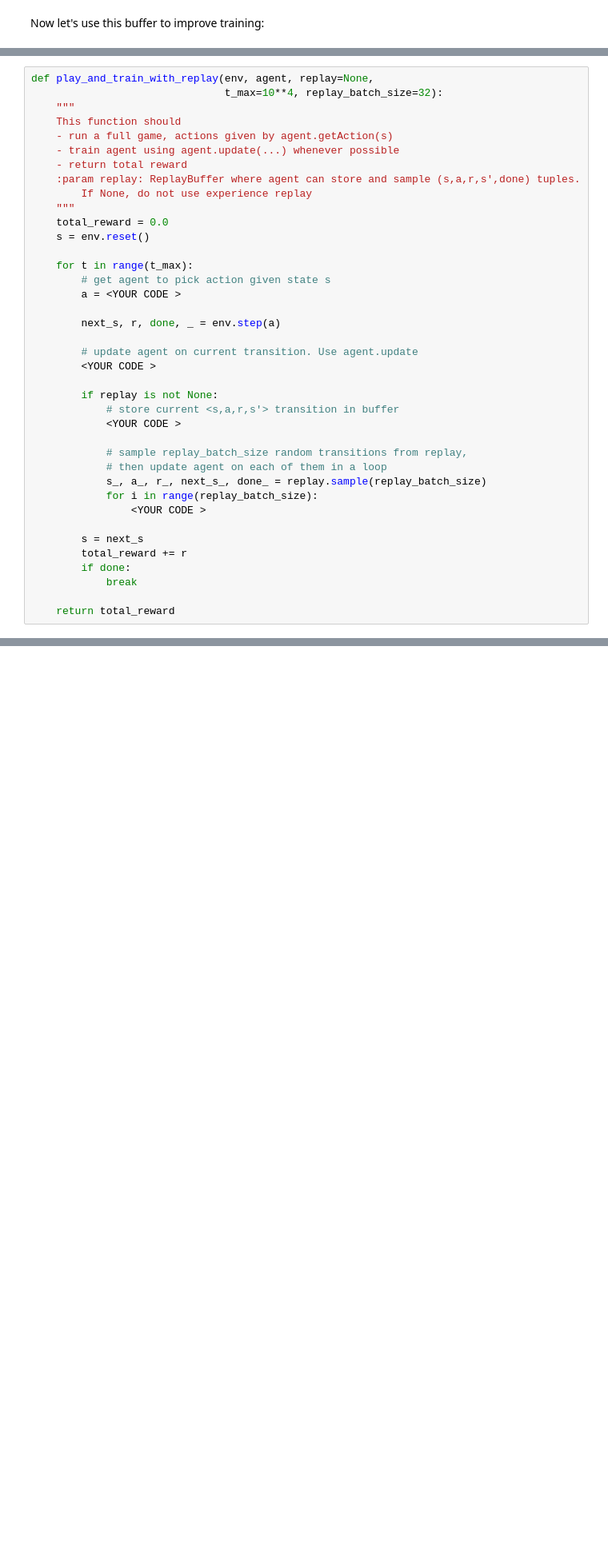
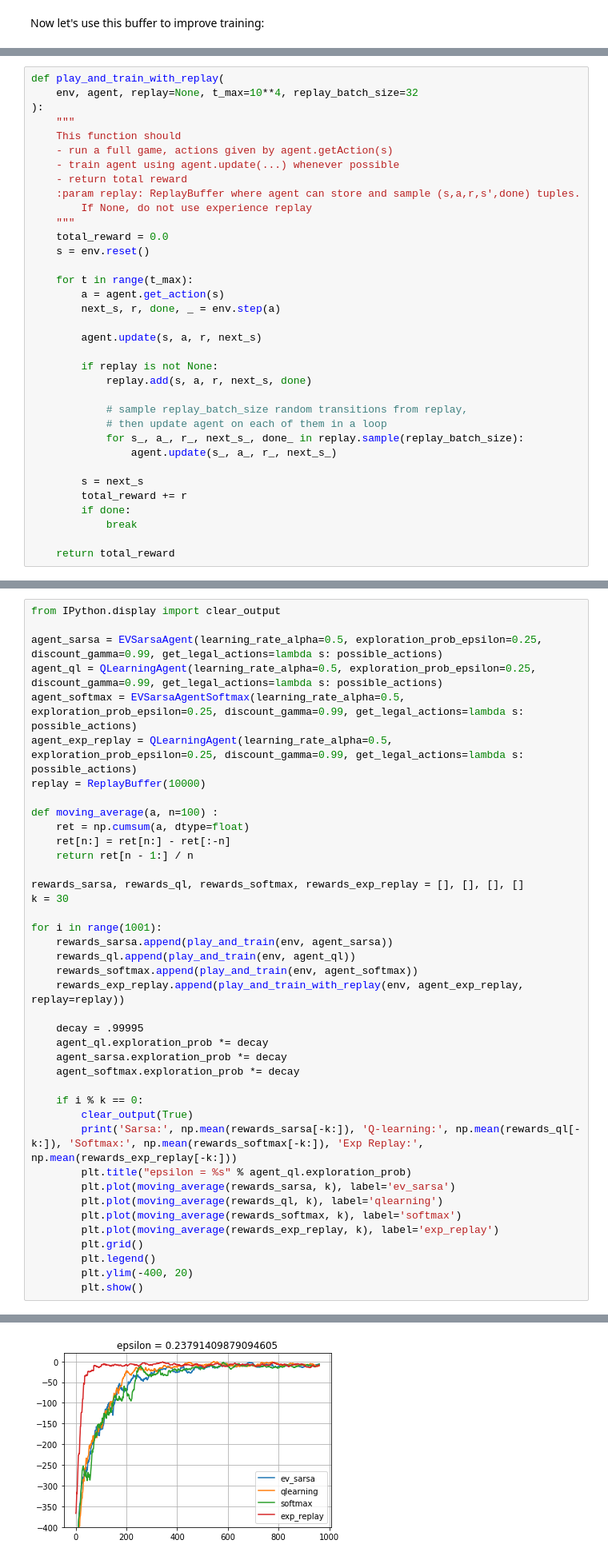
Before and after one commit to pkuderov/Practical_RL, a Jupyter notebook: week03_model_free/homework.ipynb, the cells around one changed output, grey strips where cells are left out. Shown: that part at 80% size. Cells and saved outputs as stored; diff of their text form; blank space fills up the shorter version.

```diff
--- a/week03_model_free/homework.ipynb
+++ b/week03_model_free/homework.ipynb
@@ -448,6 +502,7 @@ n_actions = env.action_space.n
 # %%
-def play_and_train_with_replay(env, agent, replay=None,
-                               t_max=10**4, replay_batch_size=32):
+def play_and_train_with_replay(
+    env, agent, replay=None, t_max=10**4, replay_batch_size=32
+):
     """
     This function should
     - run a full game, actions given by agent.getAction(s)
@@ -460,23 +515,18 @@ def play_and_train_with_replay(env, agent, replay=None,
     s = env.reset()
 
     for t in range(t_max):
-        # get agent to pick action given state s
-        a = <YOUR CODE >
-
+        a = agent.get_action(s)
         next_s, r, done, _ = env.step(a)
 
-        # update agent on current transition. Use agent.update
-        <YOUR CODE >
+        agent.update(s, a, r, next_s)
 
         if replay is not None:
-            # store current <s,a,r,s'> transition in buffer
-            <YOUR CODE >
+            replay.add(s, a, r, next_s, done)
 
             # sample replay_batch_size random transitions from replay,
             # then update agent on each of them in a loop
-            s_, a_, r_, next_s_, done_ = replay.sample(replay_batch_size)
-            for i in range(replay_batch_size):
-                <YOUR CODE >
+            for s_, a_, r_, next_s_, done_ in replay.sample(replay_batch_size):
+                agent.update(s_, a_, r_, next_s_)
 
         s = next_s
         total_reward += r
@@ -521,0 +537,41 @@ for i in range(1000):
+# %%
+from IPython.display import clear_output
+
+agent_sarsa = EVSarsaAgent(learning_rate_alpha=0.5, exploration_prob_epsilon=0.25, discount_gamma=0.99, get_legal_actions=lambda s: possible_actions)
+agent_ql = QLearningAgent(learning_rate_alpha=0.5, exploration_prob_epsilon=0.25, discount_gamma=0.99, get_legal_actions=lambda s: possible_actions)
+agent_softmax = EVSarsaAgentSoftmax(learning_rate_alpha=0.5, exploration_prob_epsilon=0.25, discount_gamma=0.99, get_legal_actions=lambda s: possible_actions)
+agent_exp_replay = QLearningAgent(learning_rate_alpha=0.5, exploration_prob_epsilon=0.25, discount_gamma=0.99, get_legal_actions=lambda s: possible_actions)
+replay = ReplayBuffer(10000)
+
+def moving_average(a, n=100) :
+    ret = np.cumsum(a, dtype=float)
+    ret[n:] = ret[n:] - ret[:-n]
+    return ret[n - 1:] / n
+
+rewards_sarsa, rewards_ql, rewards_softmax, rewards_exp_replay = [], [], [], []
+k = 30
+
+for i in range(1001):
+    rewards_sarsa.append(play_and_train(env, agent_sarsa))
+    rewards_ql.append(play_and_train(env, agent_ql))
+    rewards_softmax.append(play_and_train(env, agent_softmax))
+    rewards_exp_replay.append(play_and_train_with_replay(env, agent_exp_replay, replay=replay))
+
+    decay = .99995
+    agent_ql.exploration_prob *= decay
+    agent_sarsa.exploration_prob *= decay
+    agent_softmax.exploration_prob *= decay
+
+    if i % k == 0:
+        clear_output(True)
+        print('Sarsa:', np.mean(rewards_sarsa[-k:]), 'Q-learning:', np.mean(rewards_ql[-k:]), 'Softmax:', np.mean(rewards_softmax[-k:]), 'Exp Replay:', np.mean(rewards_exp_replay[-k:]))
+        plt.title("epsilon = %s" % agent_ql.exploration_prob)
+        plt.plot(moving_average(rewards_sarsa, k), label='ev_sarsa')
+        plt.plot(moving_average(rewards_ql, k), label='qlearning')
+        plt.plot(moving_average(rewards_softmax, k), label='softmax')
+        plt.plot(moving_average(rewards_exp_replay, k), label='exp_replay')
+        plt.grid()
+        plt.legend()
+        plt.ylim(-400, 20)
+        plt.show()
+# %% [output]
@@ -522,3 +579,4 @@ for i in range(1000):
+[figure, added]
 # %% [markdown]
 #### What to expect:
 
```
Also changed, not shown: parts of 12 cells of this notebook.
